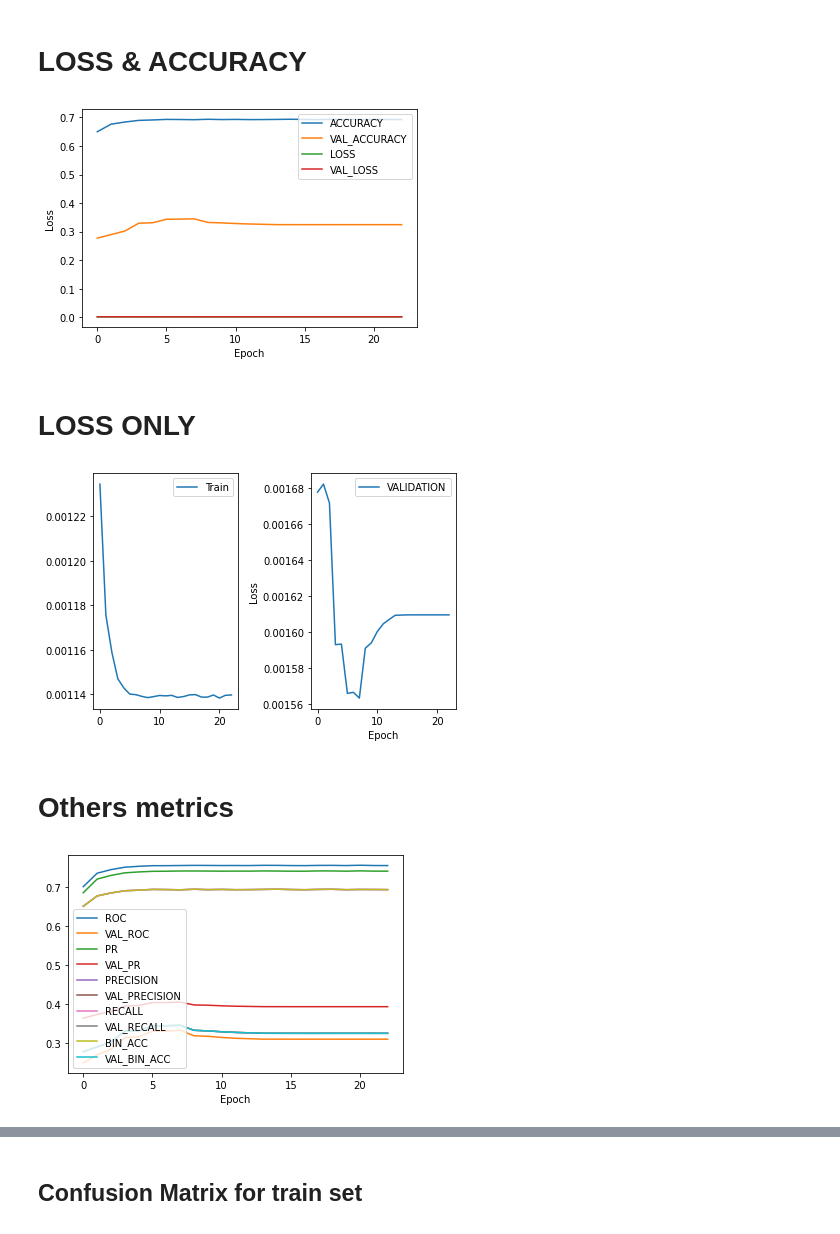
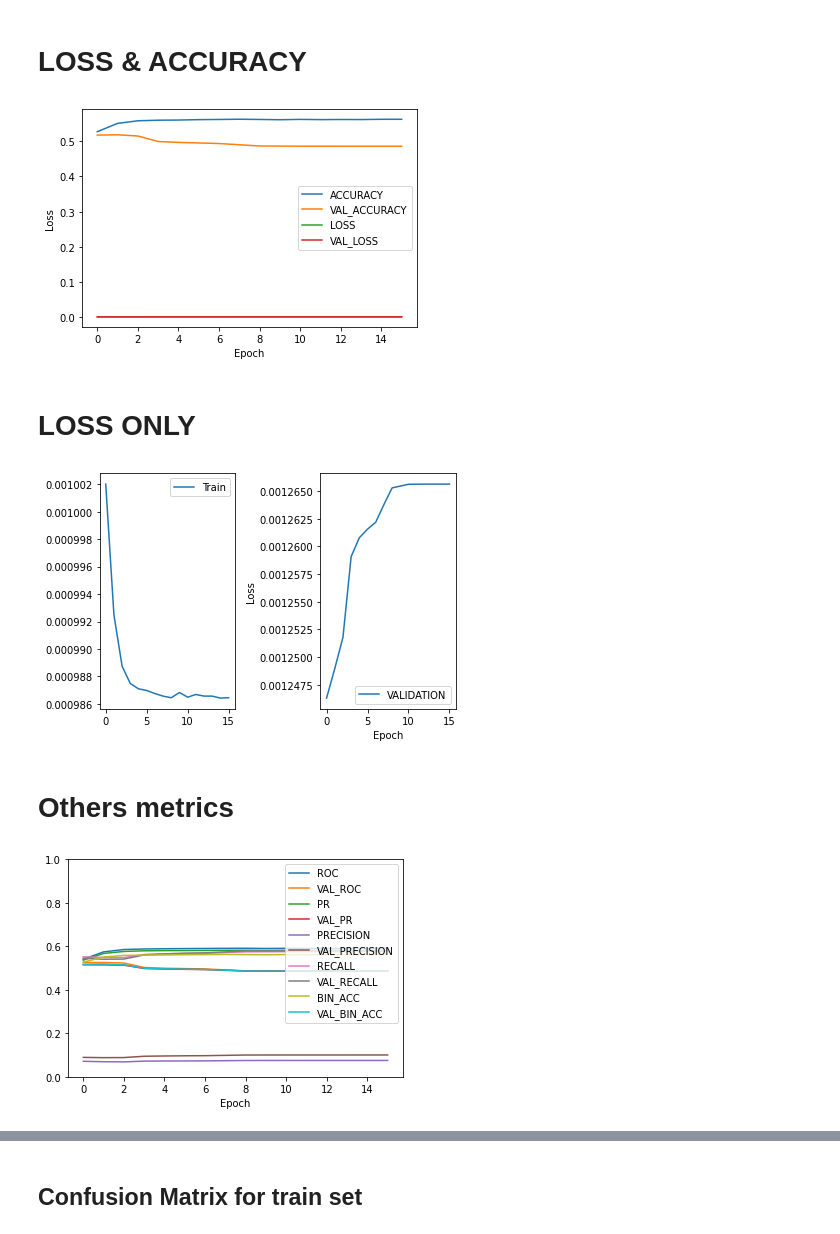
Before and after one commit to abelaktib/projet_long, a Jupyter notebook: analysebigdata/analysebigdata.ipynb, the cells around one changed output, grey strips where cells are left out. Drawn from its saved outputs; the diff is of its cells as text; code cells hidden in the pictures.

```diff
--- a/analysebigdata/analysebigdata.ipynb
+++ b/analysebigdata/analysebigdata.ipynb
@@ -7,7 +7,7 @@ import numpy as np
 from sklearn.preprocessing import MinMaxScaler
 # %%
 ## path file result
-str_filename="bigdatapr6.csv"
+str_filename="bigdatapr8.csv"
 # %% [markdown]
 # Open the file and check header
 # %%
@@ -68,7 +68,7 @@ plt.xlabel('Epoch')
 plt.ylabel('Loss')
 plt.show()
 # %% [output]
-[figure, old version]
+[figure, new version]
 # %% [markdown]
 # LOSS ONLY
 # %%
@@ -80,28 +80,30 @@ ax2.legend(['VALIDATION'])
 plt.ylabel('Loss')
 plt.xlabel('Epoch')
 plt.tight_layout()
+
 plt.show()
 # %% [output]
-[figure, old version]
+[figure, new version]
 # %% [markdown]
 # Others metrics
 # %%
 plt.plot(df_sig['ROC'])
 plt.plot(df_sig['VAL_ROC'])
 plt.plot(df_sig['PR'])
 plt.plot(df_sig['VAL_PR'])
 
 
 plt.plot(df_sig['PRECISION'])
 plt.plot(df_sig['VAL_PRECISION'])
 plt.plot(df_sig['RECALL'])
 plt.plot(df_sig['VAL_RECALL'])
 plt.plot(df_sig['BIN_ACC'])
 plt.plot(df_sig['VAL_BIN_ACC'])
 
 
 plt.legend(['ROC','VAL_ROC','PR','VAL_PR','PRECISION','VAL_PRECISION','RECALL','VAL_RECALL','BIN_ACC','VAL_BIN_ACC'])
 plt.xlabel('Epoch')
+plt.ylim(0,1)
 plt.show()
 # %% [output]
-[figure, old version]
+[figure, new version]
```
Also changed, not shown: parts of 4 cells of this notebook, 1 other file.
